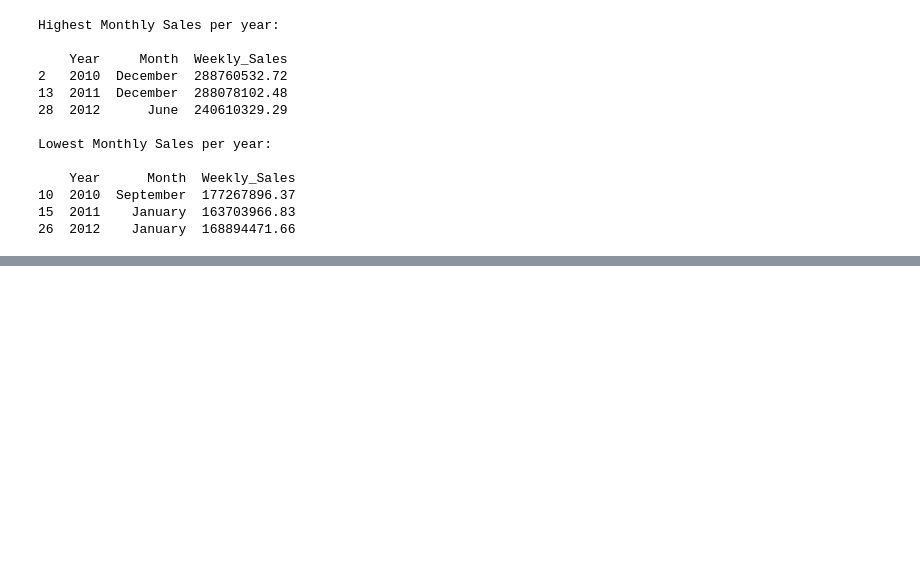
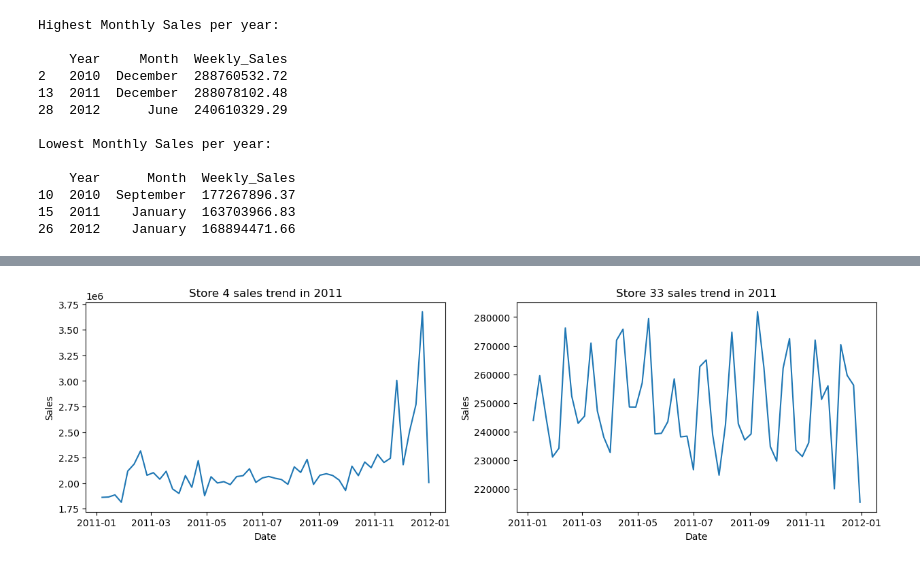
Before and after one commit to rajonnachoudhury/Mini-Experiments, a Jupyter notebook: project-1/walmart_analysis.ipynb, the cells around one changed output, grey strips where cells are left out. Drawn from its saved outputs; the diff is of its cells as text; code cells hidden in the pictures; blank space fills up the shorter version.

```diff
--- a/project-1/walmart_analysis.ipynb
+++ b/project-1/walmart_analysis.ipynb
@@ -112,0 +160,5 @@ Lowest Monthly Sales per year:
+# %%
+# I am going to analyze the year 2011 for the stores 4 and 33, as the data for 2012 is only uptil October
+df_33 = df[(df['Store']==33) & (df['Year']==2011)]
+df_4 = df[(df['Store']==4) & (df['Year']==2011)]
+df2= df[(df['Store']==4) & (df['Store']==33)]
@@ -112,0 +193,14 @@ Lowest Monthly Sales per year:
+# %%
+fig, axes = plt.subplots(1,2,figsize=(15,4))
+axes[0].plot(df_4['Date'],df_4['Weekly_Sales'],label="Store 4")
+axes[0].set_xlabel("Date")
+axes[0].set_ylabel("Sales")
+axes[0].set_title("Store 4 sales trend in 2011")
+
+axes[1].plot(df_33['Date'],df_33['Weekly_Sales'],label="Store 33")
+axes[1].set_xlabel("Date")
+axes[1].set_ylabel("Sales")
+axes[1].set_title("Store 33 sales trend in 2011")
+plt.show()
+# %% [output]
+[figure, added]
```
Also changed, not shown: parts of 10 cells of this notebook.
